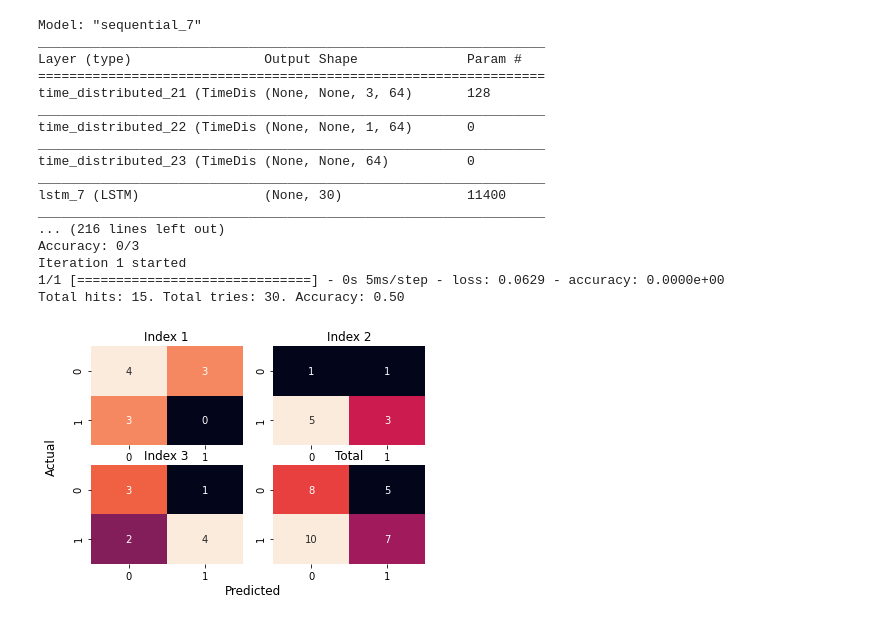
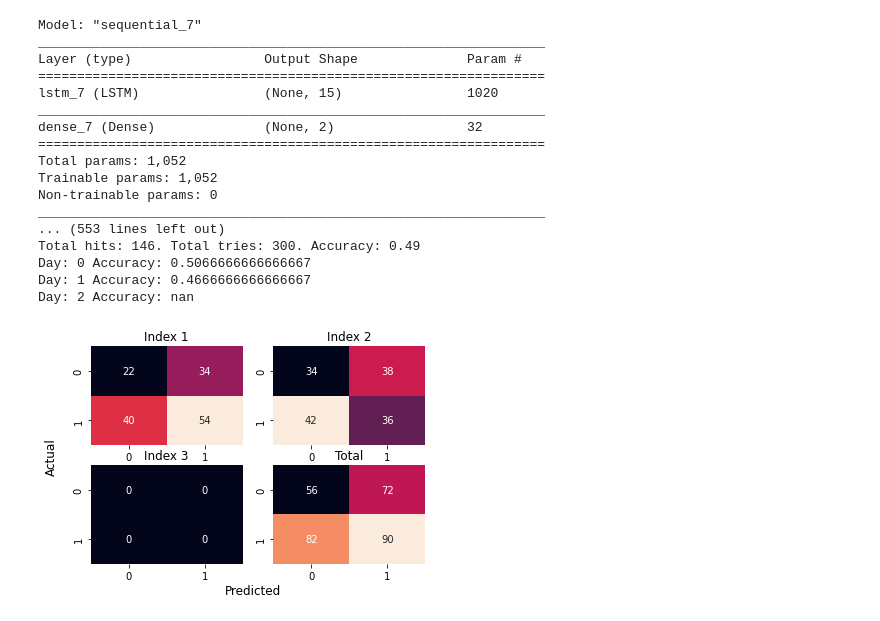
Before and after one commit to CHERR4/TFM-Crypto-Predict, a Jupyter notebook: TFM_Different_Stocks_Test.ipynb, the cells around one changed output. Drawn from its saved outputs; the diff is of its cells as text; code cells hidden in the pictures.

```diff
--- a/TFM_Different_Stocks_Test.ipynb
+++ b/TFM_Different_Stocks_Test.ipynb
@@ -27 +19,3 @@ ada_stocks = pd.read_csv('adaStocks.csv')
+# %%
+stocks = pd.read_csv('stocks.csv', index_col=0)
 # %%
@@ -68,0 +31,3 @@ ada_stocks_close.head()
+# %%
+stocks_no_nan = stocks.dropna()
+stocks_no_nan.head()
@@ -146,6 +114,15 @@ def plot_confusion_matrix(confusion_matrix):
   sum_cm = sum(confusion_matrix)
   axs[1,1].title.set_text('Total')
   sns.heatmap(data=sum_cm, annot=True, cbar=False, ax=axs[1,1])
+
+def print_effectiveness_day(cm, day):
+  hits = cm[0][0] + cm[1][1]
+  total = hits + cm[0][1] + cm[1][0]
+  print("Day:", day, "Accuracy:", hits / total)
+
+def print_effectiveness_by_day(confusion_matrix_list):
+  for i in range(len(confusion_matrix_list)):
+    print_effectiveness_day(confusion_matrix_list[i], i)
 # %%
 # from sklearn.metrics import mean_absolute_percentage_error
 from VanillaLSTM import VanillaLSTM
@@ -154,22 +131,24 @@ from BidirectionalLSTM import BidirectionalLSTM
 from ConvLSTM import ConvLSTM
 from CnnLSTM import CnnLSTM
 
-epochs = 30
+epochs = 50
 batch_size = 16
-n_steps = 3
-n_outputs = 3
-n_evaluations = 10
-n_neurons = 30
-n_seed = 0
-optimizer = 'rmsprop'
-loss = 'mean_absolute_error'
+n_steps = 6
+n_outputs = 2
+n_evaluations = 150
+n_neurons = 15
+n_seed = 900
+optimizer = 'adam'
+loss = 'mean_squared_error'
+model_type = VanillaLSTM
 
 seed(n_seed)
 tf.random.set_seed(n_seed)
-model = CnnLSTM(n_neurons=n_neurons, n_steps=n_steps, n_outputs=n_outputs, loss=loss, optimizer=optimizer)
+model = model_type(n_neurons=n_neurons, n_steps=n_steps, n_outputs=n_outputs, loss=loss, optimizer=optimizer)
 
-cm = evaluate(model, btc_stocks_close, btc_stocks_close, n_evaluations=n_evaluations, n_test=n_outputs, n_steps=n_steps, n_epochs=epochs, batch_size=batch_size)
+cm = evaluate(model, stocks[['btcClose']], stocks[['btcClose']], n_evaluations=n_evaluations, n_test=n_outputs, n_steps=n_steps, n_epochs=epochs, batch_size=batch_size)
 plot_confusion_matrix(cm)
+print_effectiveness_by_day(cm)
 # %% [output]
 Model: "sequential"
 _________________________________________________________________
@@ -348,29 +333,30 @@ Total hits: 15. Total tries: 30. Accuracy: 0.50
 # %%
 seed(n_seed)
 tf.random.set_seed(n_seed)
-model = CnnLSTM(n_neurons=n_neurons, n_steps=n_steps, n_outputs=n_outputs, loss=loss, optimizer=optimizer)
+model = model_type(n_neurons=n_neurons, n_steps=n_steps, n_outputs=n_outputs, loss=loss, optimizer=optimizer)
 
-cm = evaluate(model, ada_stocks_close, eth_stocks_close, n_evaluations=n_evaluations, n_test=n_outputs, n_steps=n_steps, n_epochs=epochs, batch_size=batch_size)
+cm = evaluate(model, stocks_no_nan[['adaClose']], stocks_no_nan[['ethClose']], n_evaluations=n_evaluations, n_test=n_outputs, n_steps=n_steps, n_epochs=epochs, batch_size=batch_size)
 plot_confusion_matrix(cm)
+print_effectiveness_by_day(cm)
 # %% [output]
 Model: "sequential_7"
 _________________________________________________________________
 Layer (type)                 Output Shape              Param #
 =================================================================
-time_distributed_21 (TimeDis (None, None, 3, 64)       128
+lstm_7 (LSTM)                (None, 15)                1020
 _________________________________________________________________
-time_distributed_22 (TimeDis (None, None, 1, 64)       0
+dense_7 (Dense)              (None, 2)                 32
+=================================================================
+Total params: 1,052
+Trainable params: 1,052
+Non-trainable params: 0
 _________________________________________________________________
-time_distributed_23 (TimeDis (None, None, 64)          0
-_________________________________________________________________
-lstm_7 (LSTM)                (None, 30)                11400
-_________________________________________________________________
-... (216 lines left out)
-Accuracy: 0/3
-Iteration 1 started
-1/1 [==============================] - 0s 5ms/step - loss: 0.0629 - accuracy: 0.0000e+00
-Total hits: 15. Total tries: 30. Accuracy: 0.50
+... (553 lines left out)
+Total hits: 146. Total tries: 300. Accuracy: 0.49
+Day: 0 Accuracy: 0.5066666666666667
+Day: 1 Accuracy: 0.4666666666666667
+Day: 2 Accuracy: nan
-[figure, old version]
+[figure, new version]
 # %%
 seed(n_seed)
 tf.random.set_seed(n_seed)
```
Also changed, not shown: parts of 18 cells of this notebook, 12 other files.
